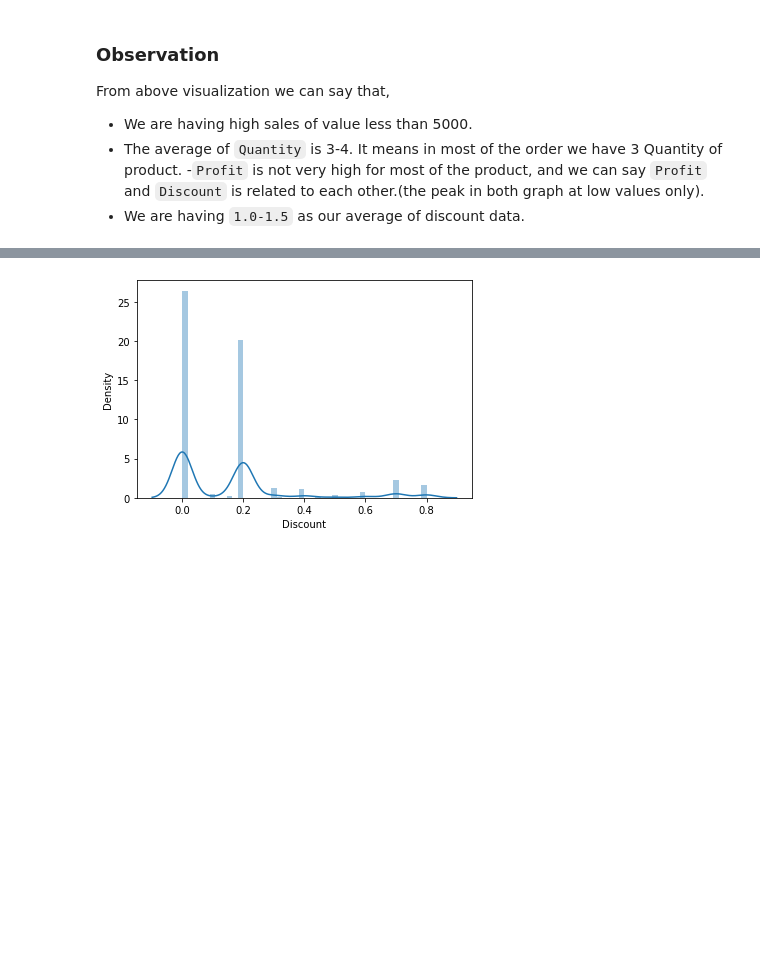
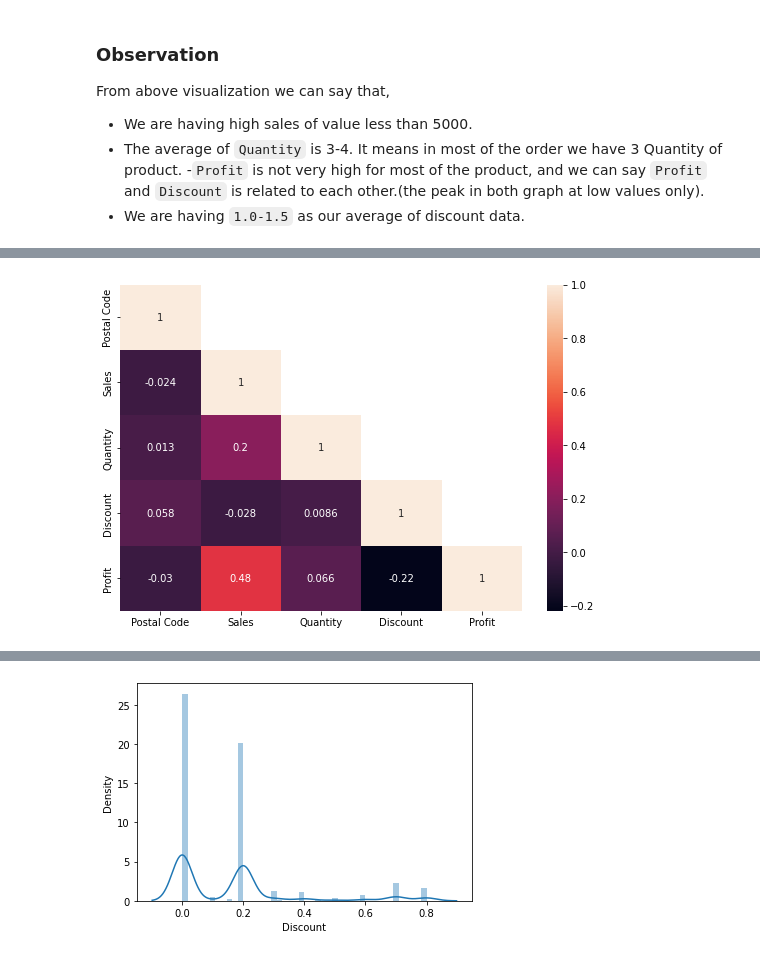
Before and after one commit to ukantjadia/TSF-GRIP-Tasks, a Jupyter notebook: Task-03/EDA_SampleSuperStore.ipynb, the cells around one changed output, grey strips where cells are left out. Cells and saved outputs as stored; diff of their text form; code cells hidden in the pictures; blank space fills up the shorter version.

```diff
--- a/Task-03/EDA_SampleSuperStore.ipynb
+++ b/Task-03/EDA_SampleSuperStore.ipynb
@@ -246,0 +238,5 @@ TypeError: no numeric data to plot
+# %%
+# Corr in half traingle
+corr_df = df.corr()
+np.tril(np.ones(corr_df.shape)).astype(np.bool)
+corr_df_lower = corr_df.where(np.tril(np.ones(corr_df.shape)).astype(np.bool))
@@ -246,0 +248,7 @@ TypeError: no numeric data to plot
+# %%
+## Correlation Heatmap for relation ship among features
+plt.figure(figsize=(9,6))
+sns.heatmap(corr_df_lower,annot=True)
+plt.show()
+# %% [output]
+[figure, added]
```
Also changed, not shown: parts of 9 cells of this notebook.
